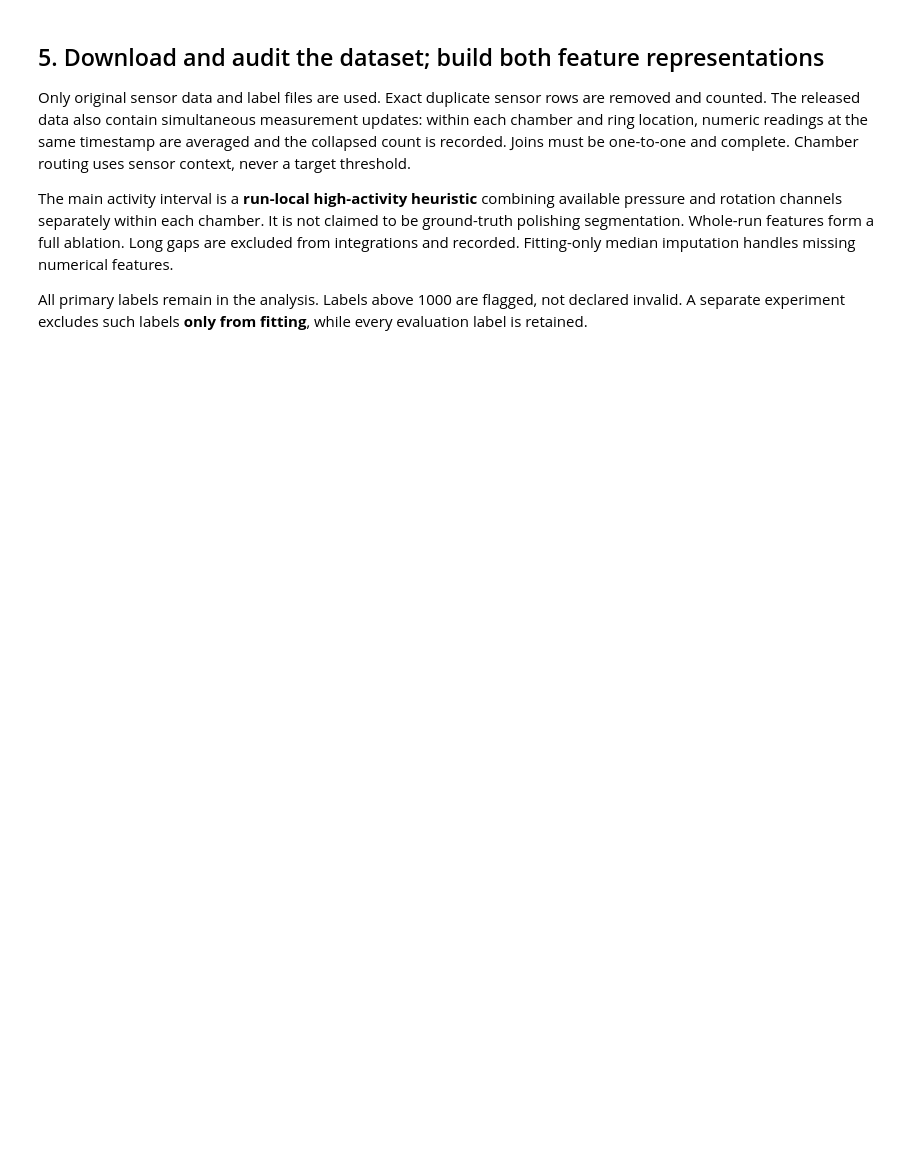
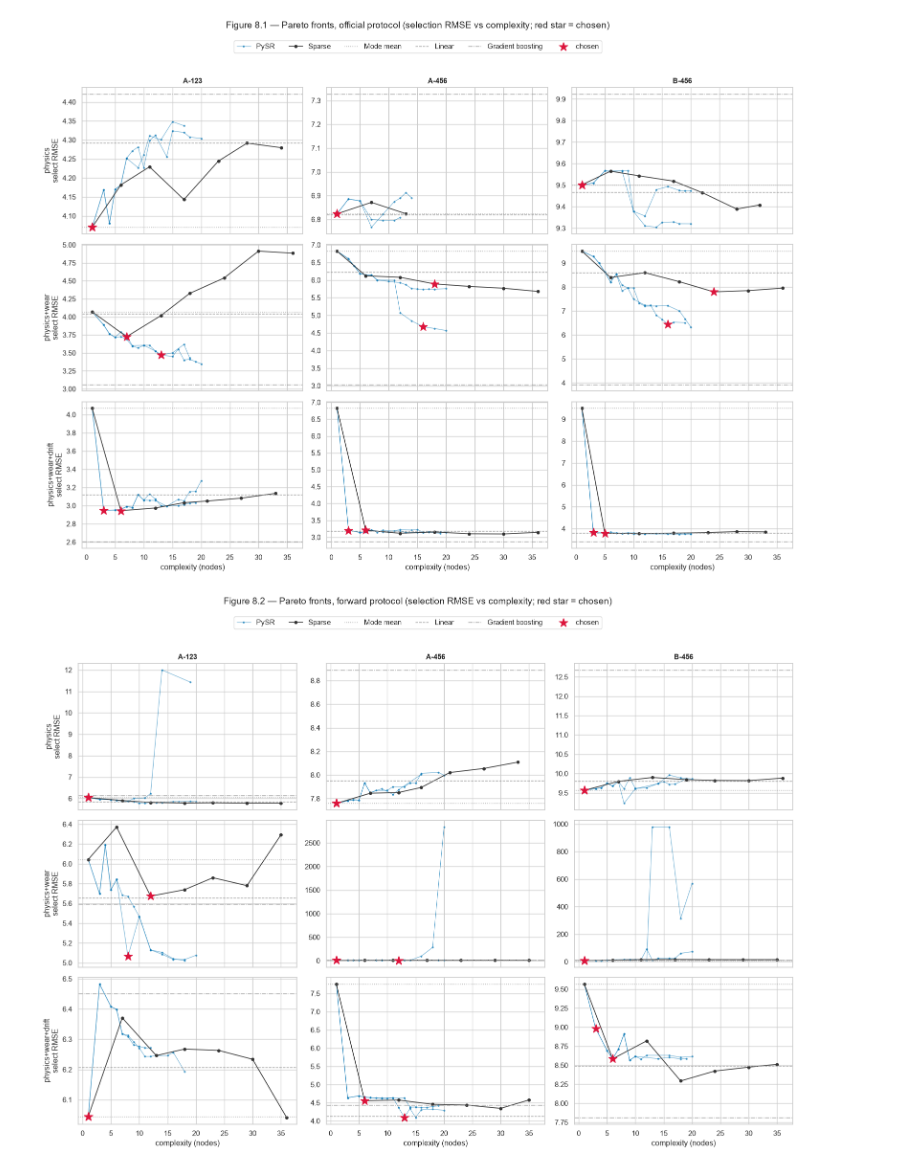
Before and after one commit to Gautam-25mm06004/cmp-removal-rate-symbolic-regression, a Jupyter notebook: notebooks/02_symbolic_regression_study.ipynb, the cells around one changed output. Drawn from its saved outputs; the diff is of its cells as text; code cells hidden in the pictures; blank space fills up the shorter version.

```diff
--- a/notebooks/02_symbolic_regression_study.ipynb
+++ b/notebooks/02_symbolic_regression_study.ipynb
@@ -392,0 +174,18 @@ def feature_cols(df,usage=True,proxy=False):
+# %%
+runs = pd.read_csv(OUT / 'run_features.csv')
+labels = pd.read_csv(OUT / 'labels.csv')
+dev_labels = labels[labels.SPLIT != 'test'][['RUN_ID', TARGET, 'LABEL_OUTLIER']]   # test labels stay sealed until §13
+data = runs.drop(columns=['LABEL_OUTLIER']).merge(dev_labels, on='RUN_ID', how='left', validate='one_to_one')
+assert data.loc[data.SPLIT == 'test', TARGET].isna().all(), 'test labels must not be loaded yet'
+
+VARS = {'p_ch': 'PRESSURIZED_CHAMBER_PRESSURE_ACT_MEAN', 'p_ring': 'RETAINER_RING_PRESSURE_ACT_MEAN',
+        'w_rot': 'WAFER_ROTATION_ACT_MEAN', 'q_slurry': 'SLURRY_FLOW_LINE_C_ACT_MEAN', 't_act': 'ACTIVE_TIME',
+        'u_dresser': 'U_DRESSER_START', 'u_film': 'U_BACKING_FILM_START', 'u_table': 'U_POLISHING_TABLE_START'}
+EXPERIMENTS = {
+    'physics':             ['p_ch', 'p_ring', 'w_rot', 'q_slurry', 't_act'],
+    'physics+wear':        ['p_ch', 'p_ring', 'w_rot', 'q_slurry', 't_act', 'u_dresser', 'u_film', 'u_table'],
+    'physics+wear+drift':  ['p_ch', 'p_ring', 'w_rot', 'q_slurry', 't_act', 'u_dresser', 'u_film', 'u_table', 'drift'],
+}
+for short, col in VARS.items(): data[short] = data[col]
+print(f'Runs: {len(data):,} | splits: {data.SPLIT.value_counts().to_dict()}')
+display(data.groupby('MODE')[list(VARS)].median().round(3))
@@ -1502,8 +571,0 @@ RuntimeError: Phase preflight failed (exit 1). Its completed checkpoints are pre
-# %% [markdown]
-## 5. Download and audit the dataset; build both feature representations
-
-Only original sensor data and label files are used. Exact duplicate sensor rows are removed and counted. The released data also contain simultaneous measurement updates: within each chamber and ring location, numeric readings at the same timestamp are averaged and the collapsed count is recorded. Joins must be one-to-one and complete. Chamber routing uses sensor context, never a target threshold.
-
-The main activity interval is a **run-local high-activity heuristic** combining available pressure and rotation channels separately within each chamber. It is not claimed to be ground-truth polishing segmentation. Whole-run features form a full ablation. Long gaps are excluded from integrations and recorded. Fitting-only median imputation handles missing numerical features.
-
-All primary labels remain in the analysis. Labels above 1000 are flagged, not declared invalid. A separate experiment excludes such labels **only from fitting**, while every evaluation label is retained.
@@ -1511,0 +572,27 @@ run_phase('data')
+# %%
+for p in PROTOCOLS:
+    fig, axes = plt.subplots(len(EXPERIMENTS), len(MODES), figsize=(16, 11), sharex=True)
+    for i, e in enumerate(EXPERIMENTS):
+        for j, m in enumerate(MODES):
+            ax = axes[i, j]
+            c = cand[(cand.protocol == p) & (cand.experiment == e) & (cand['mode'] == m) & np.isfinite(cand.select_rmse)]
+            for (eng, seed), g in c.groupby(['engine', c.seed.fillna(-1)]):
+                g = g.sort_values('complexity')
+                ax.plot(g.complexity, g.select_rmse, 'o-' if eng == 'Sparse' else '.-', ms=4, lw=1.2 if eng == 'Sparse' else .8,
+                        alpha=1 if eng == 'Sparse' else .6, color='#333' if eng == 'Sparse' else '#0072B2',
+                        label=eng if (seed in (-1, CONFIG['seeds'][0])) else None)
+            sel = PROTOCOLS[p]['data'].query("ROLE == 'select'"); sel = sel[sel.MODE == m]
+            for bname, ls in [('Mode mean', ':'), ('Linear', '--'), ('Gradient boosting', '-.')]:
+                ax.axhline(rmse(sel[TARGET], BASELINES[(p, e)][bname].predict(sel)), color='#999', ls=ls, lw=1, label=bname)
+            ch = chosen[(chosen.protocol == p) & (chosen.experiment == e) & (chosen['mode'] == m)]
+            ax.scatter(ch.complexity, ch.select_rmse, marker='*', s=180, color='crimson', zorder=5, label='chosen')
+            if i == 0: ax.set_title(m)
+            if j == 0: ax.set_ylabel(f'{e}\nselect RMSE')
+            if i == len(EXPERIMENTS) - 1: ax.set_xlabel('complexity (nodes)')
+    h, l = axes[0, 0].get_legend_handles_labels(); uniq = dict(zip(l, h))
+    fig.legend(uniq.values(), uniq.keys(), loc='upper center', ncol=7, bbox_to_anchor=(.5, 1.03))
+    fig.suptitle(f'Figure 8.{1 if p == "official" else 2} — Pareto fronts, {p} protocol (selection RMSE vs complexity; red star = chosen)', y=1.06)
+    fig.tight_layout(); savefig(fig, f'08_pareto_{p}')
+# %% [output]
+[figure, added]
+[figure, added]
```
Also changed, not shown: parts of 62 cells of this notebook, 1 other file.
